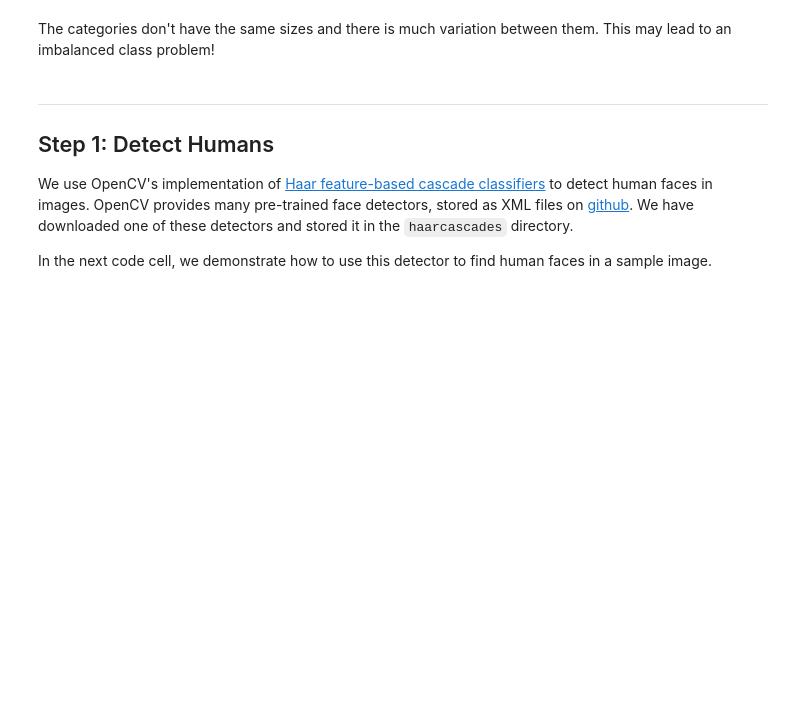
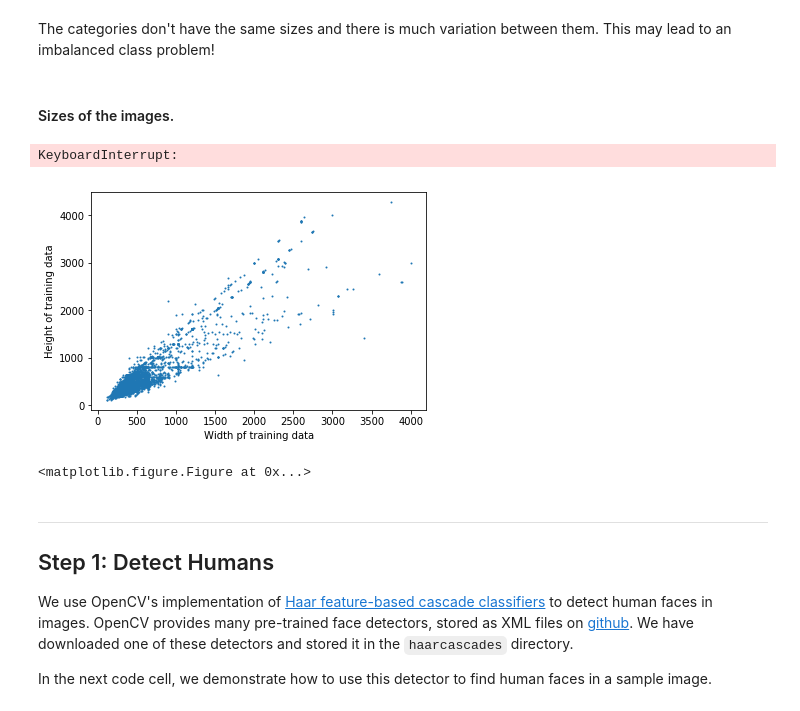
Before and after one commit to maazh/dog-breed-classifier, a Jupyter notebook: dog_app.ipynb, the cells around one changed output. Cells and saved outputs as stored; diff of their text form; code cells hidden in the pictures; blank space fills up the shorter version.

Commit message:
feat: Create Scatter Plot for dimensions

```diff
--- a/dog_app.ipynb
+++ b/dog_app.ipynb
@@ -161,5 +163,25 @@ category_count.value_counts().plot.bar(figsize=(19,6));
 # %% [markdown]
 The categories don't have the same sizes and there is much variation between them. This may lead to an imbalanced class problem!
+# %% [markdown]
+#### Sizes of the images.
+# %%
+train_height = []
+train_width = []
+for idx in range(len(train_files)):
+    train_image = cv2.imread(train_files[idx])
+    train_height.append(train_image.shape[0])
+    train_width.append(train_image.shape[1])
+# %% [output]
+KeyboardInterrupt:
+# %%
+plt.scatter(train_height,train_width, s=1)
+plt.ylabel('Height of training data');
+plt.xlabel('Width pf training data');
+plt.figure(figsize=(7,7))
+plt.show()
+# %% [output]
+[figure, added]
+<matplotlib.figure.Figure at 0x...>
 # %% [markdown]
 ---
 <a id='step1'></a>
```
Also changed, not shown: parts of 3 cells of this notebook.
